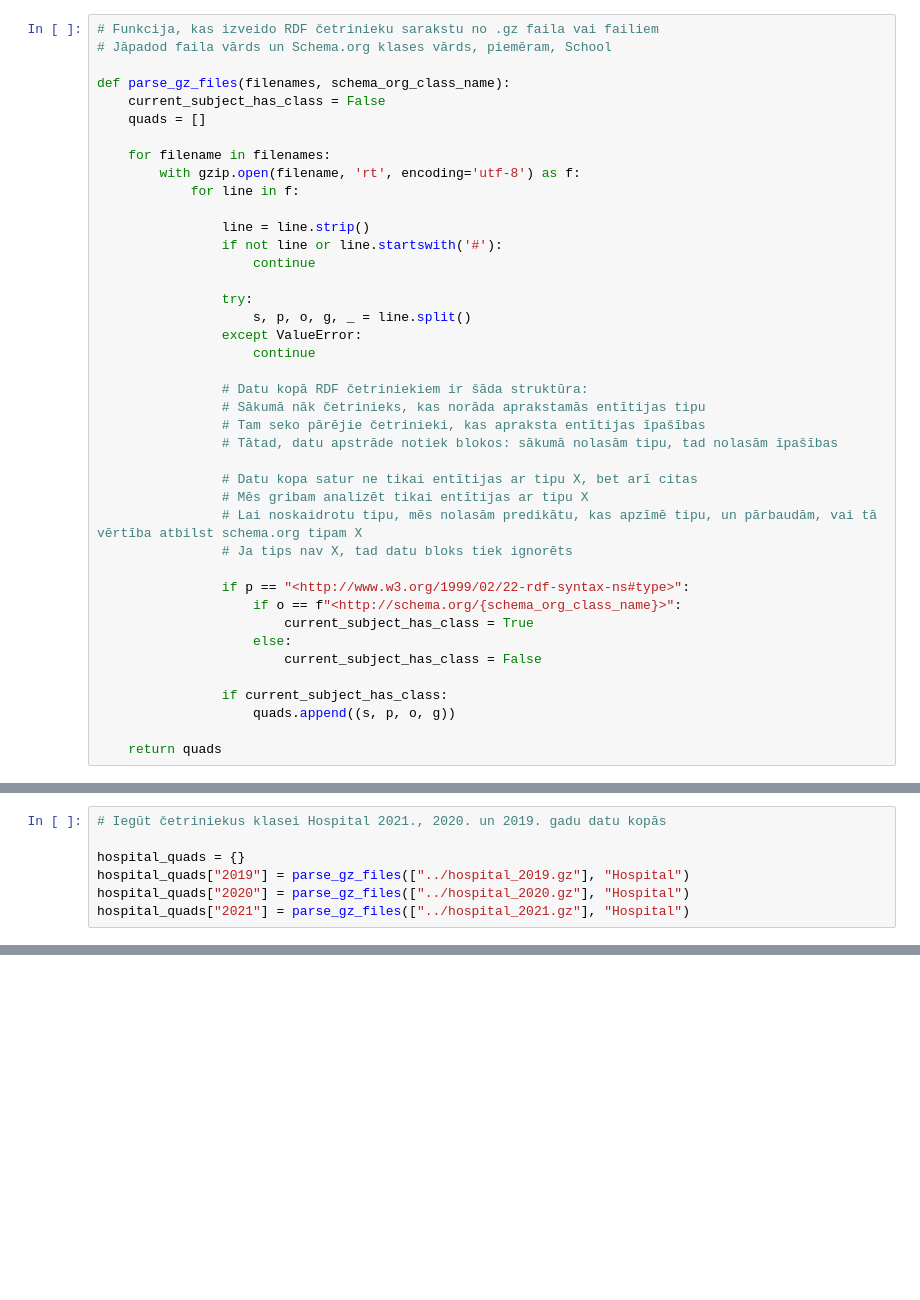
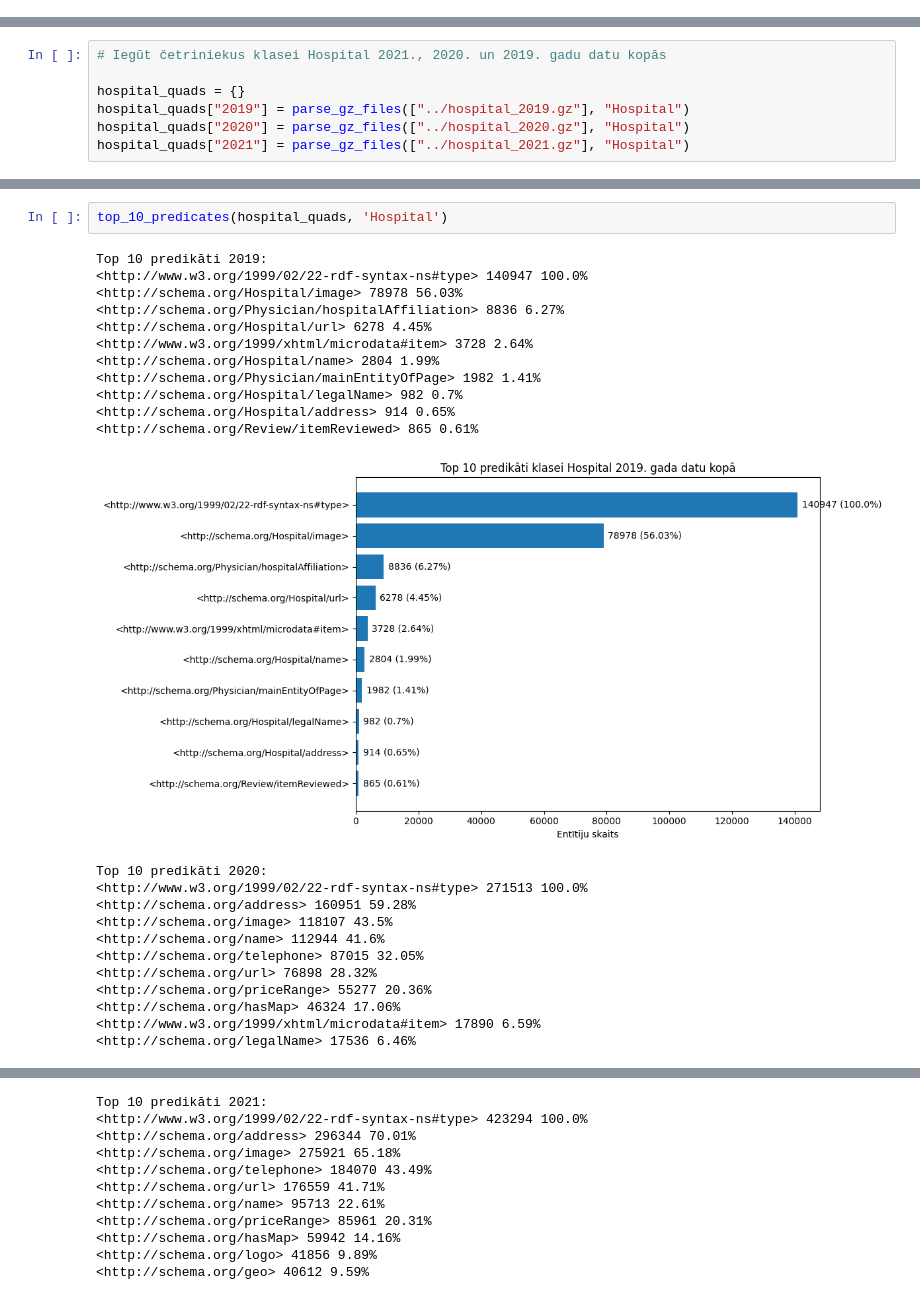
Before and after one commit to alexxxey0/SchemaOrg_Datu_Analize, a Jupyter notebook: analize_Hospital.ipynb, the cells around one changed output, grey strips where cells are left out. Saved outputs shown, nothing was run; the diff lists cells and outputs as text; blank space fills up the shorter version.

Commit message:
moved shared functions to separate file (helpers.py), added diagram showing and saving to disk for classes School, ShoppingCenter, Hospital

```diff
--- a/analize_Hospital.ipynb
+++ b/analize_Hospital.ipynb
@@ -8,41 +0,0 @@ from collections import Counter
-# %%
-# Funkcija, kas izveido RDF četrinieku sarakstu no .gz faila vai failiem
-# Jāpadod faila vārds un Schema.org klases vārds, piemēram, School
-
-def parse_gz_files(filenames, schema_org_class_name):
-    current_subject_has_class = False
-    quads = []
-
-    for filename in filenames:
-        with gzip.open(filename, 'rt', encoding='utf-8') as f:
-            for line in f:
-
-                line = line.strip()
-                if not line or line.startswith('#'):
-                    continue
-
-                try:
-                    s, p, o, g, _ = line.split()
-                except ValueError:
-                    continue
-
-                # Datu kopā RDF četriniekiem ir šāda struktūra:
-                # Sākumā nāk četrinieks, kas norāda aprakstamās entītijas tipu
-                # Tam seko pārējie četrinieki, kas apraksta entītijas īpašības
-                # Tātad, datu apstrāde notiek blokos: sākumā nolasām tipu, tad nolasām īpašības
-
-                # Datu kopa satur ne tikai entītijas ar tipu X, bet arī citas
-                # Mēs gribam analizēt tikai entītijas ar tipu X
-                # Lai noskaidrotu tipu, mēs nolasām predikātu, kas apzīmē tipu, un pārbaudām, vai tā vērtība atbilst schema.org tipam X
-                # Ja tips nav X, tad datu bloks tiek ignorēts
-
-                if p == "<http://www.w3.org/1999/02/22-rdf-syntax-ns#type>":
-                    if o == f"<http://schema.org/{schema_org_class_name}>":
-                        current_subject_has_class = True
-                    else:
-                        current_subject_has_class = False
-
-                if current_subject_has_class:
-                    quads.append((s, p, o, g))
-
-    return quads
@@ -90,0 +12,26 @@ Top 10 predikāti 2019:
+# %%
+top_10_predicates(hospital_quads, 'Hospital')
+# %% [output]
+Top 10 predikāti 2019:
+<http://www.w3.org/1999/02/22-rdf-syntax-ns#type> 140947 100.0%
+<http://schema.org/Hospital/image> 78978 56.03%
+<http://schema.org/Physician/hospitalAffiliation> 8836 6.27%
+<http://schema.org/Hospital/url> 6278 4.45%
+<http://www.w3.org/1999/xhtml/microdata#item> 3728 2.64%
+<http://schema.org/Hospital/name> 2804 1.99%
+<http://schema.org/Physician/mainEntityOfPage> 1982 1.41%
+<http://schema.org/Hospital/legalName> 982 0.7%
+<http://schema.org/Hospital/address> 914 0.65%
+<http://schema.org/Review/itemReviewed> 865 0.61%
+[figure, added]
+Top 10 predikāti 2020:
+<http://www.w3.org/1999/02/22-rdf-syntax-ns#type> 271513 100.0%
+<http://schema.org/address> 160951 59.28%
+<http://schema.org/image> 118107 43.5%
+<http://schema.org/name> 112944 41.6%
+<http://schema.org/telephone> 87015 32.05%
+<http://schema.org/url> 76898 28.32%
+<http://schema.org/priceRange> 55277 20.36%
+<http://schema.org/hasMap> 46324 17.06%
+<http://www.w3.org/1999/xhtml/microdata#item> 17890 6.59%
+<http://schema.org/legalName> 17536 6.46%
@@ -90,0 +39,11 @@ Top 10 predikāti 2019:
+Top 10 predikāti 2021:
+<http://www.w3.org/1999/02/22-rdf-syntax-ns#type> 423294 100.0%
+<http://schema.org/address> 296344 70.01%
+<http://schema.org/image> 275921 65.18%
+<http://schema.org/telephone> 184070 43.49%
+<http://schema.org/url> 176559 41.71%
+<http://schema.org/name> 95713 22.61%
+<http://schema.org/priceRange> 85961 20.31%
+<http://schema.org/hasMap> 59942 14.16%
+<http://schema.org/logo> 41856 9.89%
+<http://schema.org/geo> 40612 9.59%
```
Also changed, not shown: parts of 4 cells of this notebook, 5 other files.
